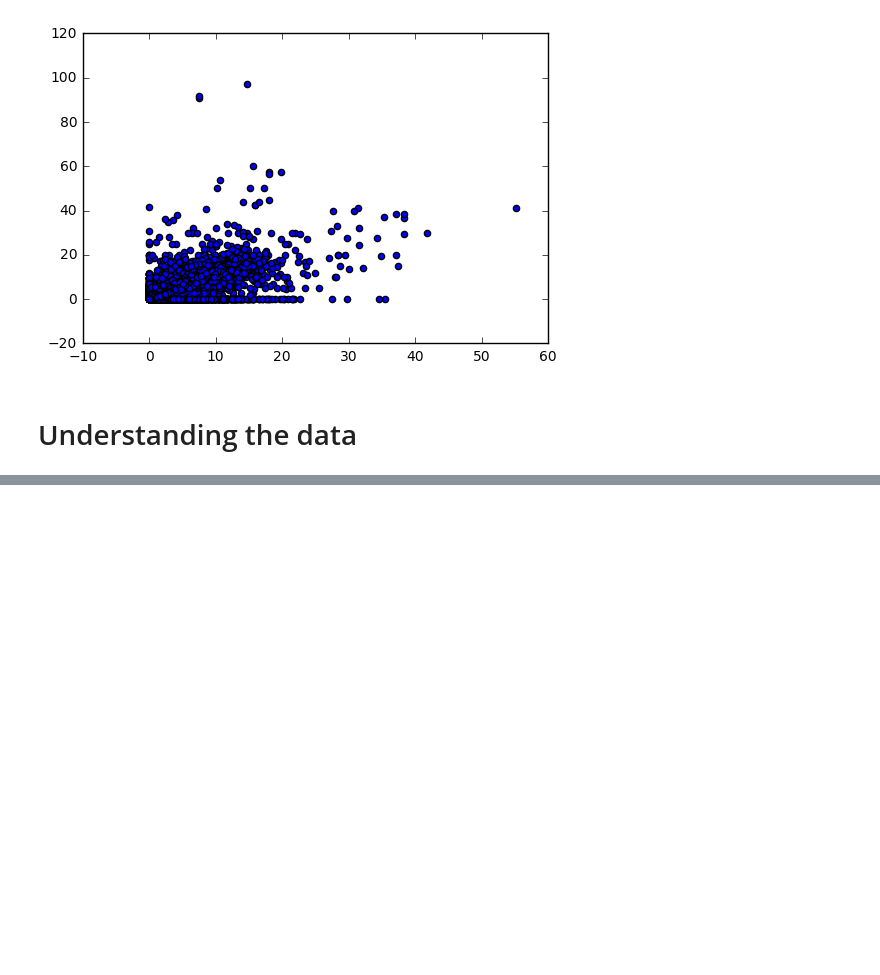
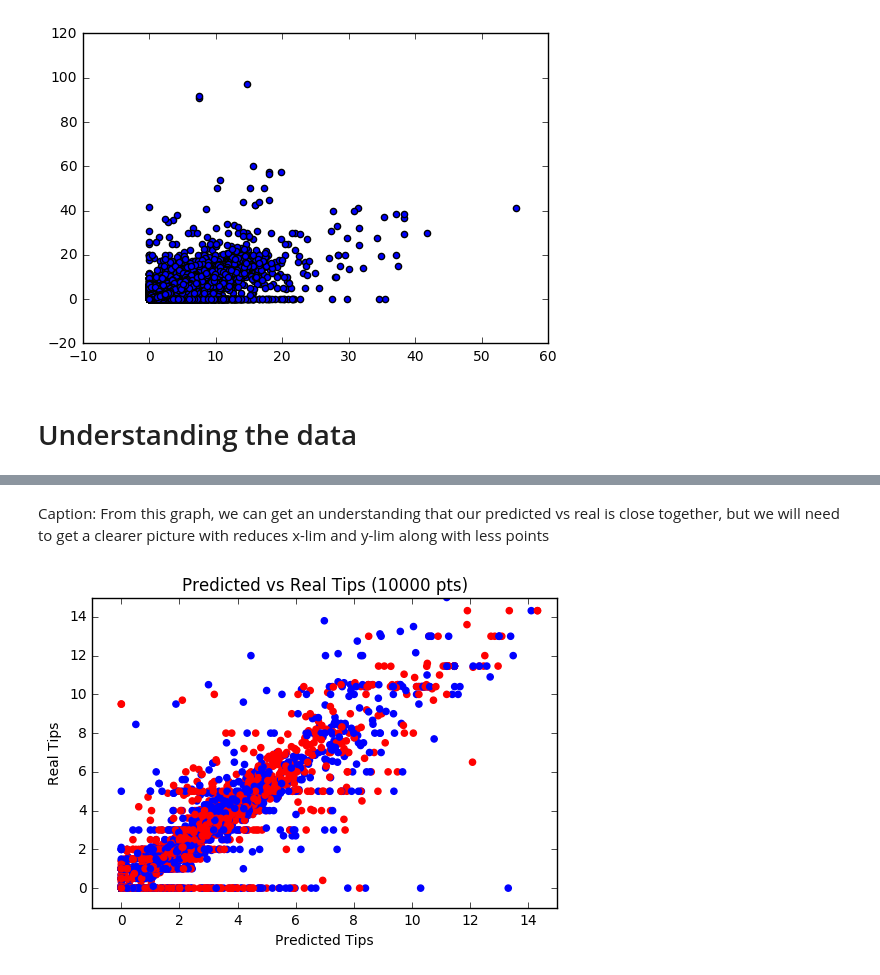
Before and after one commit to stephanlin/nyc-yellow-taxi-prediction, a Jupyter notebook: Applying KNeighborsRegressor (Q3).ipynb, the cells around one changed output, grey strips where cells are left out. Cells and saved outputs as stored; diff of their text form; code cells hidden in the pictures; blank space fills up the shorter version.

```diff
--- a/Applying KNeighborsRegressor (Q3).ipynb
+++ b/Applying KNeighborsRegressor (Q3).ipynb
@@ -272,0 +288,13 @@ Wall time: 21.9 s
+# %% [markdown]
+Caption: From this graph, we can get an understanding that our predicted vs real is close together, but we will need to get a clearer picture with reduces x-lim and y-lim along with less points
+# %%
+%%time
+plt.scatter(monday_array[:10000],real_tips[:10000],color=['red','blue'])
+plt.xlim(-1,15)
+plt.ylim(-1, 15)
+plt.title('Predicted vs Real Tips (10000 pts)')
+plt.xlabel('Predicted Tips')
+plt.ylabel('Real Tips')
+plt.show()
+# %% [output]
+[figure, added]
```
Also changed, not shown: parts of 16 cells of this notebook.
